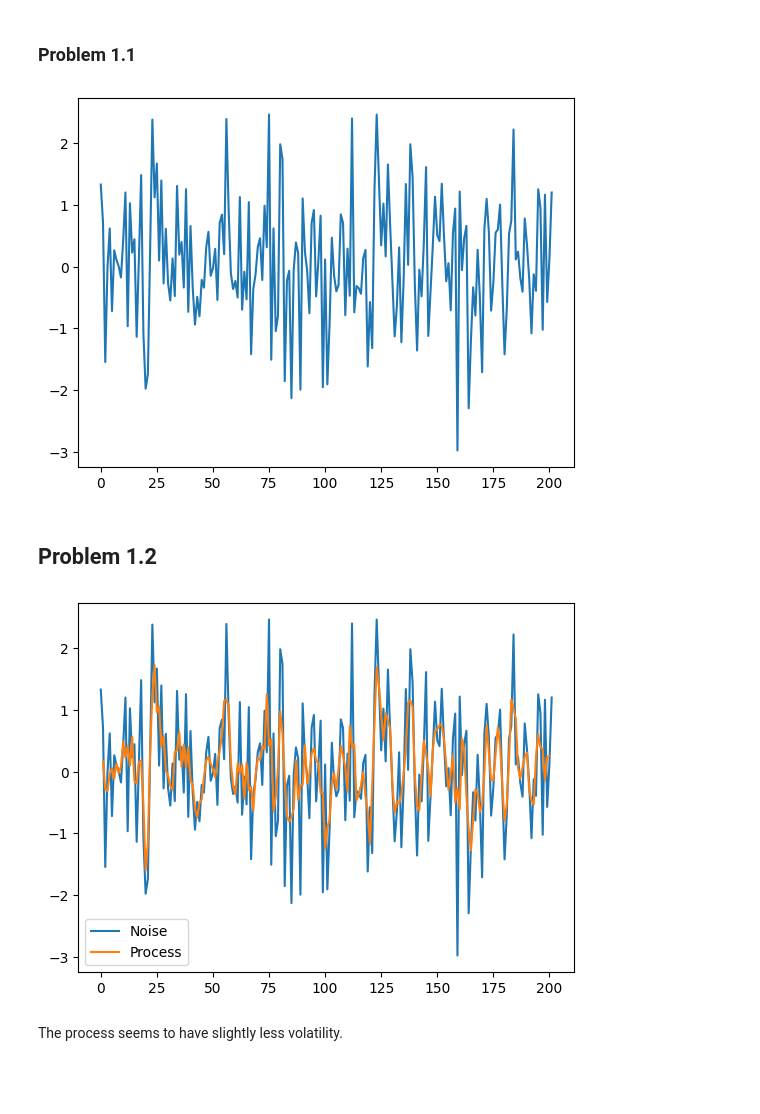
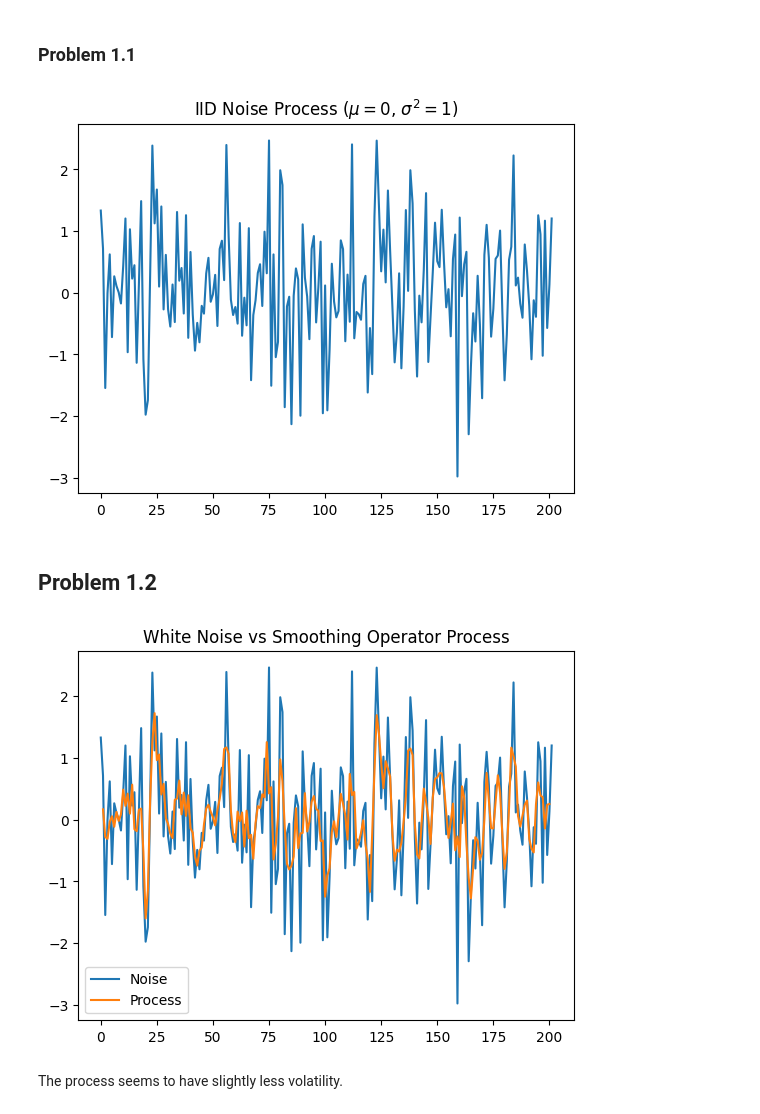
Before and after one commit to bwolfe0/Time_Series_PSTAT274, a Jupyter notebook: Lab_1/Lab1.ipynb, the cells around one changed output. Cells and saved outputs as stored; diff of their text form; code cells hidden in the pictures; blank space fills up the shorter version.

Commit message:
Improved plots

```diff
--- a/Lab_1/Lab1.ipynb
+++ b/Lab_1/Lab1.ipynb
@@ -10,19 +10,20 @@ import matplotlib.pyplot as plt
 # %%
 rs = np.random.RandomState(seed=10)
 mean = 0
 std = 1
 
 noise = []
 
 t = range(202)
 
 for i in t:
     noise.append(sp.norm.rvs(loc=mean,scale=std,random_state=rs))
 
 plt.plot(t,noise)
+plt.title('IID Noise Process ($\mu=0$, $\sigma^2=1$)')
 plt.show()
 # %% [output]
-[figure, old version]
+[figure, new version]
 # %% [markdown]
 ## Problem 1.2
 # %%
@@ -32,10 +33,11 @@ for i in range(1,201):
 
 plt.plot(t,noise,label='Noise')
 plt.plot(t[1:-1],X_t,label='Process')
+plt.title('White Noise vs Smoothing Operator Process')
 plt.legend()
 plt.show()
 # %% [output]
-[figure, old version]
+[figure, new version]
 # %% [markdown]
 The process seems to have slightly less volatility.
 # %% [markdown]
```
Also changed, not shown: parts of 3 cells of this notebook.
